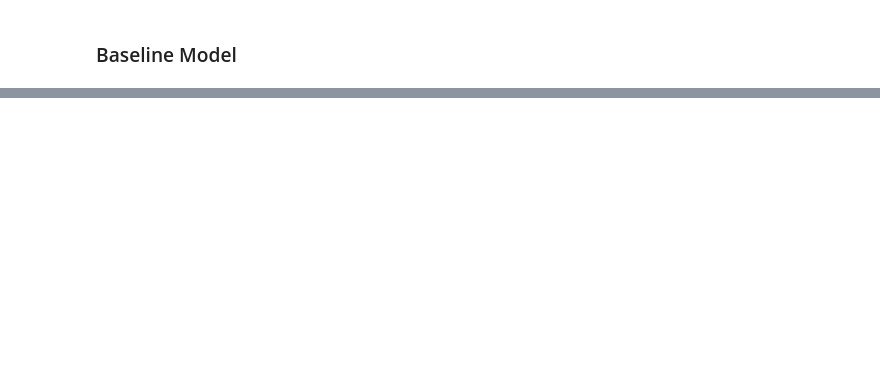
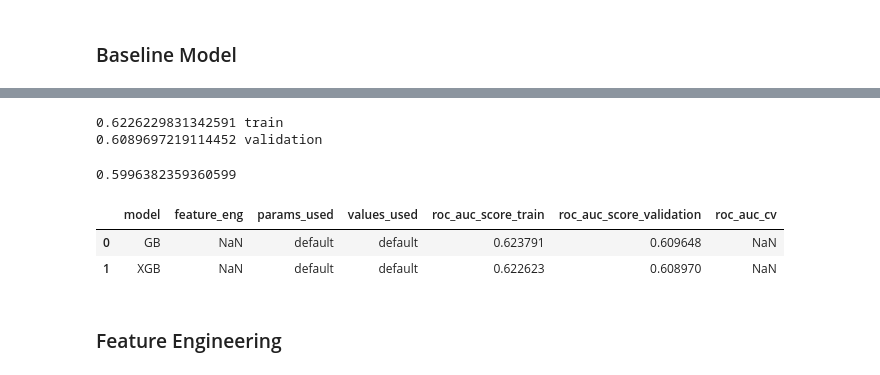
Before and after one commit to LeonMilosevic/home_credit, a Jupyter notebook: home_credit.ipynb, the cells around one changed output, grey strips where cells are left out. Drawn from its saved outputs; the diff is of its cells as text; code cells hidden in the pictures; blank space fills up the shorter version.

Commit message:
Created Baseline models, created a plan for feature engineering

```diff
--- a/home_credit.ipynb
+++ b/home_credit.ipynb
@@ -106,6 +125,14 @@ def chi_test_missing_data(cols: list, df: pd.DataFrame) -> list:
     p_results.append(chi_test[1])
 
   return p_results
+# %%
+model_tracking = pd.DataFrame(columns=['model',
+                                 'feature_eng',
+                                 'params_used',
+                                 'values_used',
+                                 'roc_auc_score_train',
+                                 'roc_auc_score_validation',
+                                 'roc_auc_cv'])
 # %% [markdown]
 ### Missing Values
 # %%
@@ -590,0 +601,40 @@ def train_models():
+# %%
+gb_base_results = {
+    'model': 'GB',
+    'feature_eng': np.nan,
+    'params_used': 'default',
+    'values_used': 'default',
+    'roc_auc_score_train': 0.6237908818579256,
+    'roc_auc_score_validation': 0.6096483296728562,
+    'roc_auc_score_cv': np.nan}
+
+model_tracking.loc[len(model_tracking)] = gb_base_results
+# %%
+xgbc = XGBClassifier(
+    random_state=RANDOM_STATE
+)
+
+xgbc_pipe = Pipeline(
+    [
+      ('encoder', column_encoder),
+      ('model', xgbc)
+    ]
+)
+
+xgbc_pipe.fit(x_train, y_train)
+print(roc_auc_score(y_train, xgbc_pipe.predict_proba(x_train)[:, 1]), 'train')
+print(roc_auc_score(y_val, xgbc_pipe.predict_proba(x_val)[:, 1]), 'validation')
+# %% [output]
+0.6226229831342591 train
+0.6089697219114452 validation
+# %%
+xgb_base_results = {
+    'model': 'XGB',
+    'feature_eng': np.nan,
+    'params_used': 'default',
+    'values_used': 'default',
+    'roc_auc_score_train': 0.6226229831342591,
+    'roc_auc_score_validation': 0.6089697219114452,
+    'roc_auc_score_cv': np.nan}
+
+model_tracking.loc[len(model_tracking)] = xgb_base_results
@@ -590,0 +654,12 @@ def train_models():
+# %%
+roc_auc_score(y_val, cbc_pipe.predict_proba(x_val)[:, 1])
+# %% [output]
+0.5996382359360599
+# %%
+model_tracking
+# %% [output]
+|  | model | feature_eng | params_used | values_used | roc_auc_score_train | roc_auc_score_validation | roc_auc_cv |
+| 0 | GB | NaN | default | default | 0.623791 | 0.609648 | NaN |
+| 1 | XGB | NaN | default | default | 0.622623 | 0.608970 | NaN |
+# %% [markdown]
+### Feature Engineering
```
Also changed, not shown: parts of 15 cells of this notebook.
